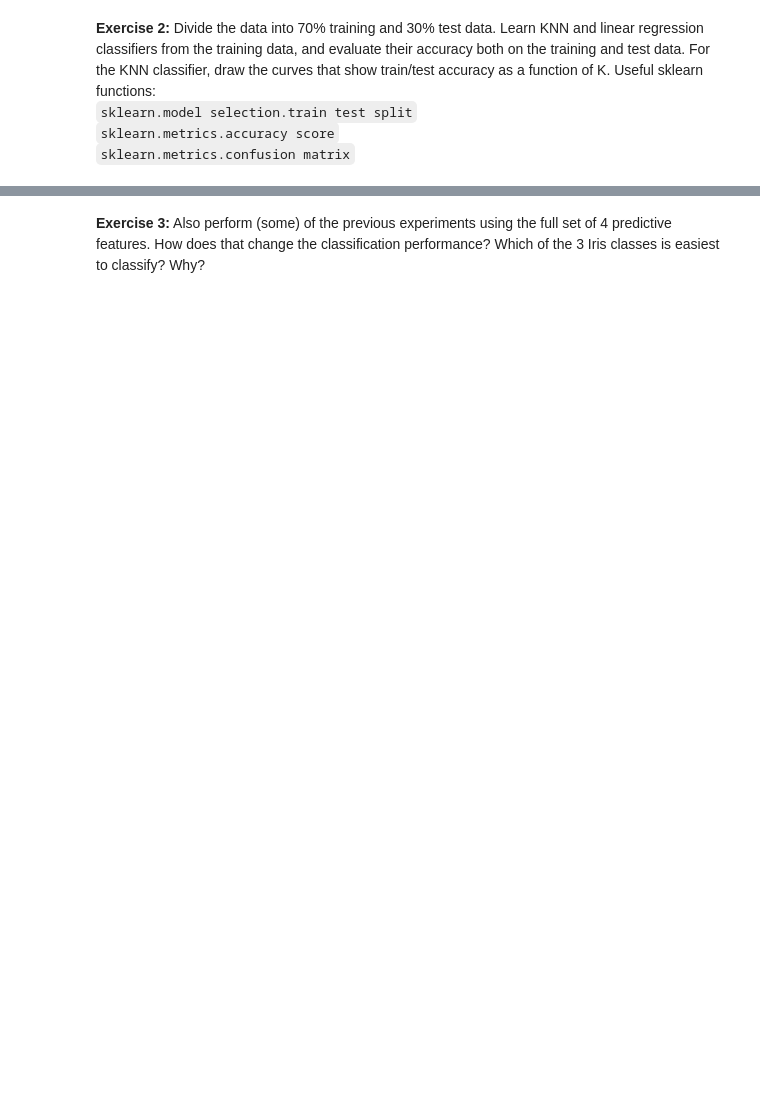
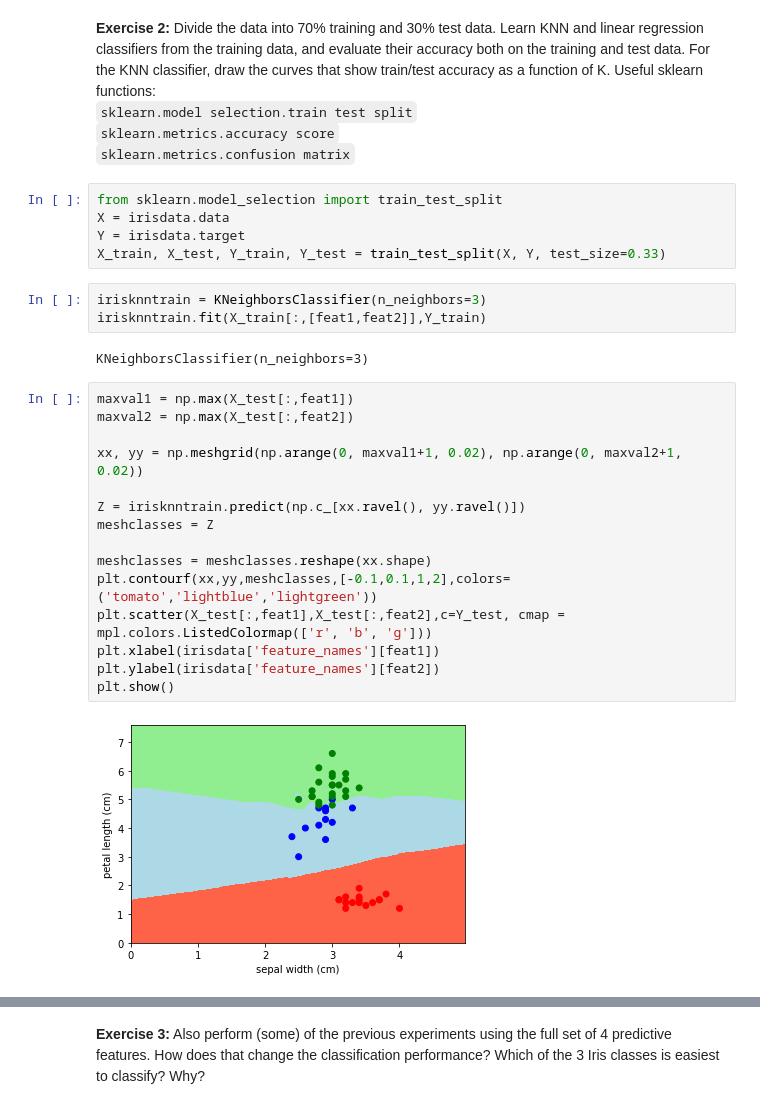
Before and after one commit to Czubbi/MachineLearning, a Jupyter notebook: MLSelfStudy1-F22.ipynb, the cells around one changed output, grey strips where cells are left out. Cells and saved outputs as stored; diff of their text form; blank space fills up the shorter version.

Commit message:
divide into train and test sets

```diff
--- a/MLSelfStudy1-F22.ipynb
+++ b/MLSelfStudy1-F22.ipynb
@@ -123,3 +135,30 @@ draw the curves that show train/test accuracy as a function of K. Useful sklearn
 `sklearn.model selection.train test split`<br>
 `sklearn.metrics.accuracy score`<br>
 `sklearn.metrics.confusion matrix`
+# %%
+from sklearn.model_selection import train_test_split
+X = irisdata.data
+Y = irisdata.target
+X_train, X_test, Y_train, Y_test = train_test_split(X, Y, test_size=0.33)
+# %%
+irisknntrain = KNeighborsClassifier(n_neighbors=3)
+irisknntrain.fit(X_train[:,[feat1,feat2]],Y_train)
+# %% [output]
+KNeighborsClassifier(n_neighbors=3)
+# %%
+maxval1 = np.max(X_test[:,feat1])
+maxval2 = np.max(X_test[:,feat2])
+
+xx, yy = np.meshgrid(np.arange(0, maxval1+1, 0.02), np.arange(0, maxval2+1, 0.02))
+
+Z = irisknntrain.predict(np.c_[xx.ravel(), yy.ravel()])
+meshclasses = Z
+
+meshclasses = meshclasses.reshape(xx.shape)
+plt.contourf(xx,yy,meshclasses,[-0.1,0.1,1,2],colors=('tomato','lightblue','lightgreen'))
+plt.scatter(X_test[:,feat1],X_test[:,feat2],c=Y_test, cmap = mpl.colors.ListedColormap(['r', 'b', 'g']))
+plt.xlabel(irisdata['feature_names'][feat1])
+plt.ylabel(irisdata['feature_names'][feat2])
+plt.show()
+# %% [output]
+[figure, added]
```
Also changed, not shown: parts of 8 cells of this notebook.
